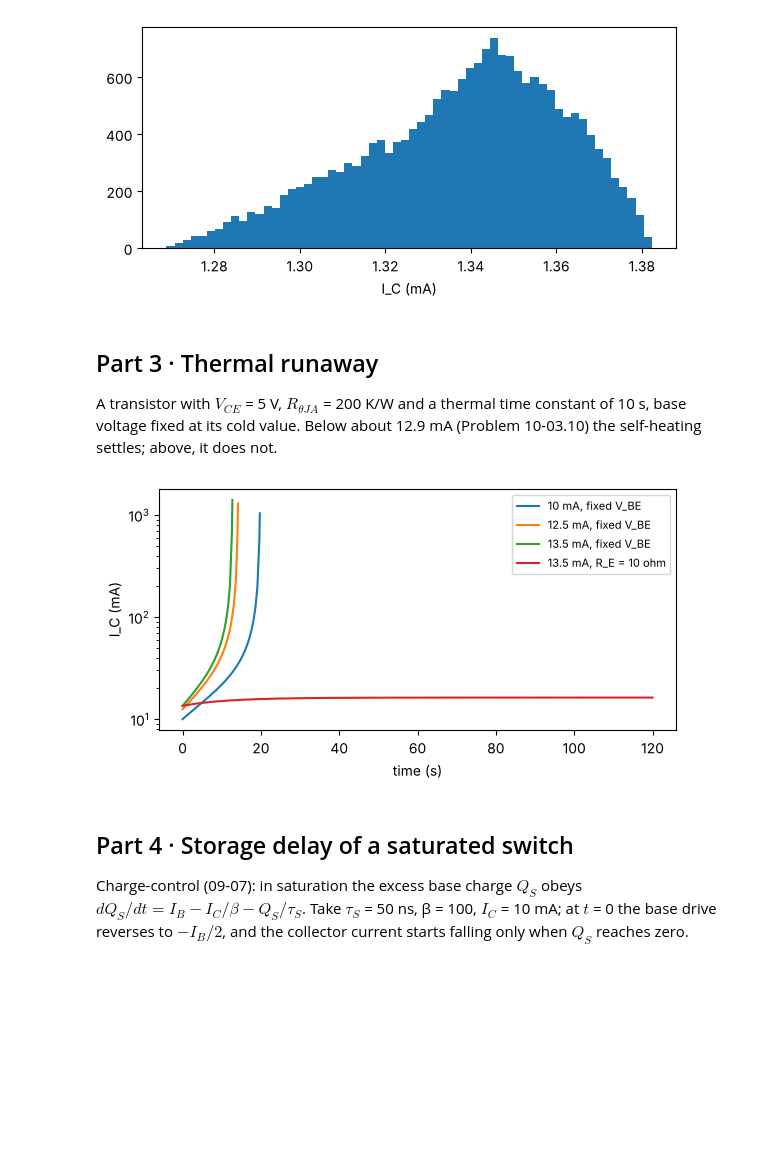
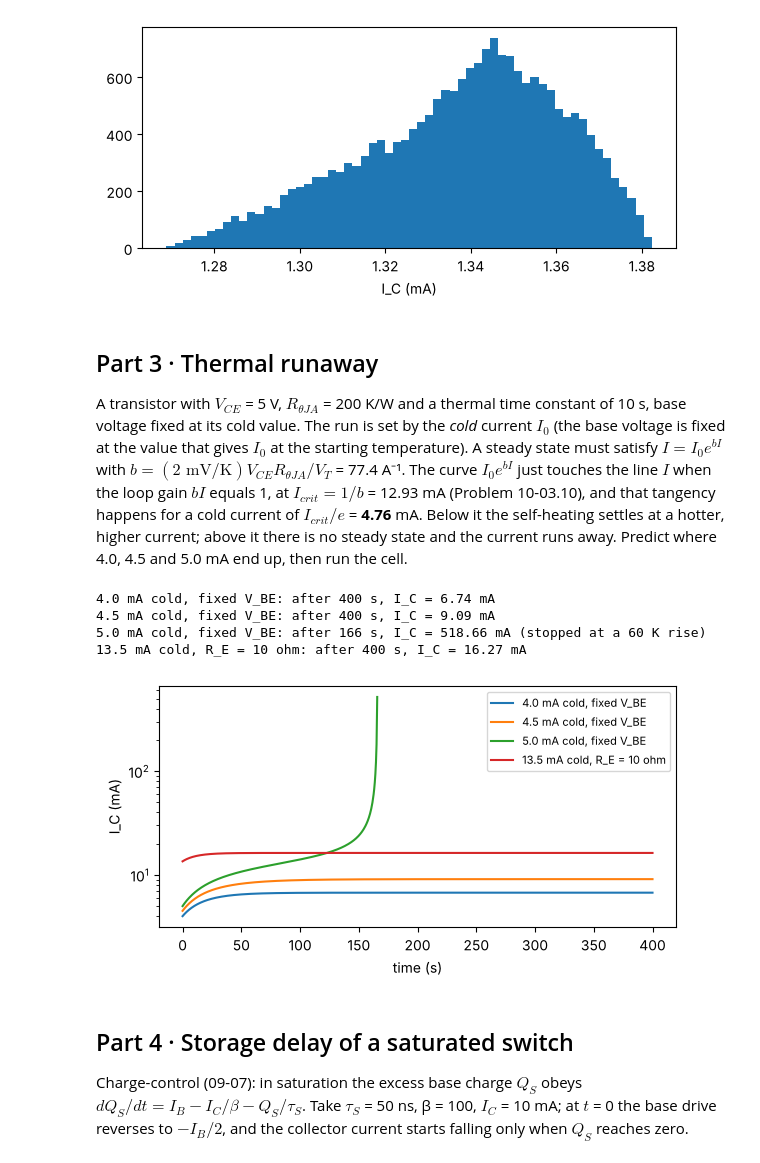
Before and after one commit to FrankHuang94/EE_database_claude, a Jupyter notebook: courses/10-electronics-1/labs/10-03-lab/10-03-bjt-bias.ipynb, the cells around one changed output. Saved outputs shown, nothing was run; the diff lists cells and outputs as text; code cells hidden in the pictures; blank space fills up the shorter version.

```diff
--- a/courses/10-electronics-1/labs/10-03-lab/10-03-bjt-bias.ipynb
+++ b/courses/10-electronics-1/labs/10-03-lab/10-03-bjt-bias.ipynb
@@ -55,27 +55,32 @@ max/min = 1.0894, sigma = 1.757%, mean = 1.3376 mA
 # %% [markdown]
 ## Part 3 · Thermal runaway
 
-A transistor with $V_{CE}$ = 5 V, $R_{\theta JA}$ = 200 K/W and a thermal time constant of 10 s, base voltage fixed at its cold value. Below about 12.9 mA (Problem 10-03.10) the self-heating settles; above, it does not.
+A transistor with $V_{CE}$ = 5 V, $R_{\theta JA}$ = 200 K/W and a thermal time constant of 10 s, base voltage fixed at its cold value. The run is set by the *cold* current $I_0$ (the base voltage is fixed at the value that gives $I_0$ at the starting temperature). A steady state must satisfy $I = I_0e^{bI}$ with $b = (2\text{ mV/K})V_{CE}R_{\theta JA}/V_T$ = 77.4 A⁻¹. The curve $I_0e^{bI}$ just touches the line $I$ when the loop gain $bI$ equals 1, at $I_{crit} = 1/b$ = 12.93 mA (Problem 10-03.10), and that tangency happens for a cold current of $I_{crit}/e$ = **4.76** mA. Below it the self-heating settles at a hotter, higher current; above it there is no steady state and the current runs away. Predict where 4.0, 4.5 and 5.0 mA end up, then run the cell.
 # %%
 def run(i0, re=0.0, tau=10.0, t_end=120):
     vb = VT * math.log(i0 / 1e-15) + i0 * re
     def ic(dT):
         dT = min(max(dT, -50.0), 100.0)                      # keep trial steps in a physical range
         return brentq(lambda i: VT * math.log(i / 1e-15) - 0.002 * dT + i * re - vb, 1e-9, 1e6)
     def rhs(t, y):
         i = ic(y[0])
         return [(5 * i * 200 - y[0]) / tau]
     ev = lambda t, y: y[0] - 60; ev.terminal = True        # stop at a 60 K rise
     sol = solve_ivp(rhs, (0, t_end), [0.0], max_step=0.5, events=ev)
     return sol.t, [ic(T) for T in sol.y[0]]
 plt.figure(figsize=(6, 3.2))
-for i0, re, lab in ((0.010, 0, "10 mA, fixed V_BE"), (0.0125, 0, "12.5 mA, fixed V_BE"), (0.0135, 0, "13.5 mA, fixed V_BE"),
-                    (0.0135, 10.0, "13.5 mA, R_E = 10 ohm")):
-    t, i = run(i0, re)
+for i0, re, lab in ((0.0040, 0, "4.0 mA cold, fixed V_BE"), (0.0045, 0, "4.5 mA cold, fixed V_BE"),
+                    (0.0050, 0, "5.0 mA cold, fixed V_BE"), (0.0135, 10.0, "13.5 mA cold, R_E = 10 ohm")):
+    t, i = run(i0, re, t_end=400)
+    print(f"{lab}: after {t[-1]:.0f} s, I_C = {i[-1]*1e3:.2f} mA" + (" (stopped at a 60 K rise)" if t[-1] < 399 else ""))
     plt.plot(t, np.array(i) * 1e3, label=lab)
 plt.yscale("log"); plt.xlabel("time (s)"); plt.ylabel("I_C (mA)"); plt.legend(fontsize=8); plt.tight_layout(); plt.show()
 # %% [output]
+4.0 mA cold, fixed V_BE: after 400 s, I_C = 6.74 mA
+4.5 mA cold, fixed V_BE: after 400 s, I_C = 9.09 mA
+5.0 mA cold, fixed V_BE: after 166 s, I_C = 518.66 mA (stopped at a 60 K rise)
+13.5 mA cold, R_E = 10 ohm: after 400 s, I_C = 16.27 mA
-[figure, old version]
+[figure, new version]
 # %% [markdown]
 ## Part 4 · Storage delay of a saturated switch
 
```
Also changed, not shown: 5 other files.
